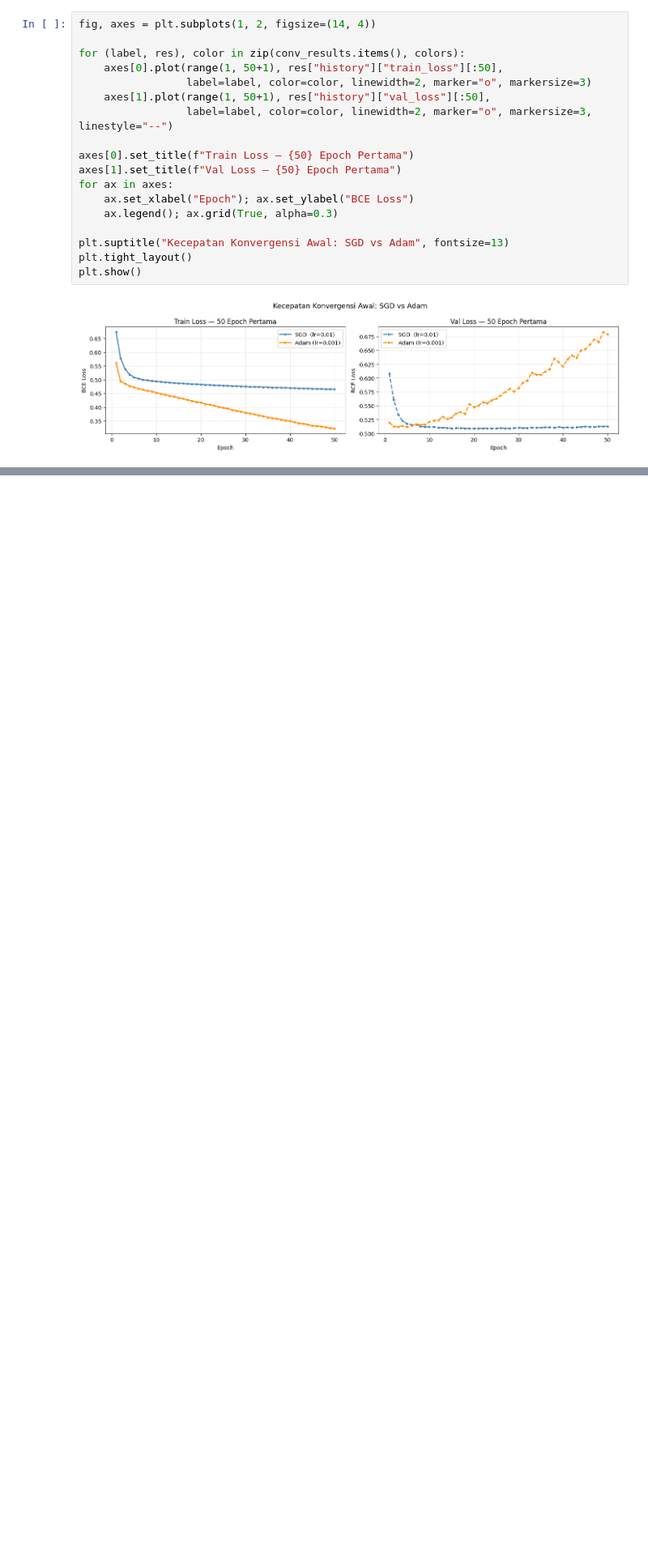
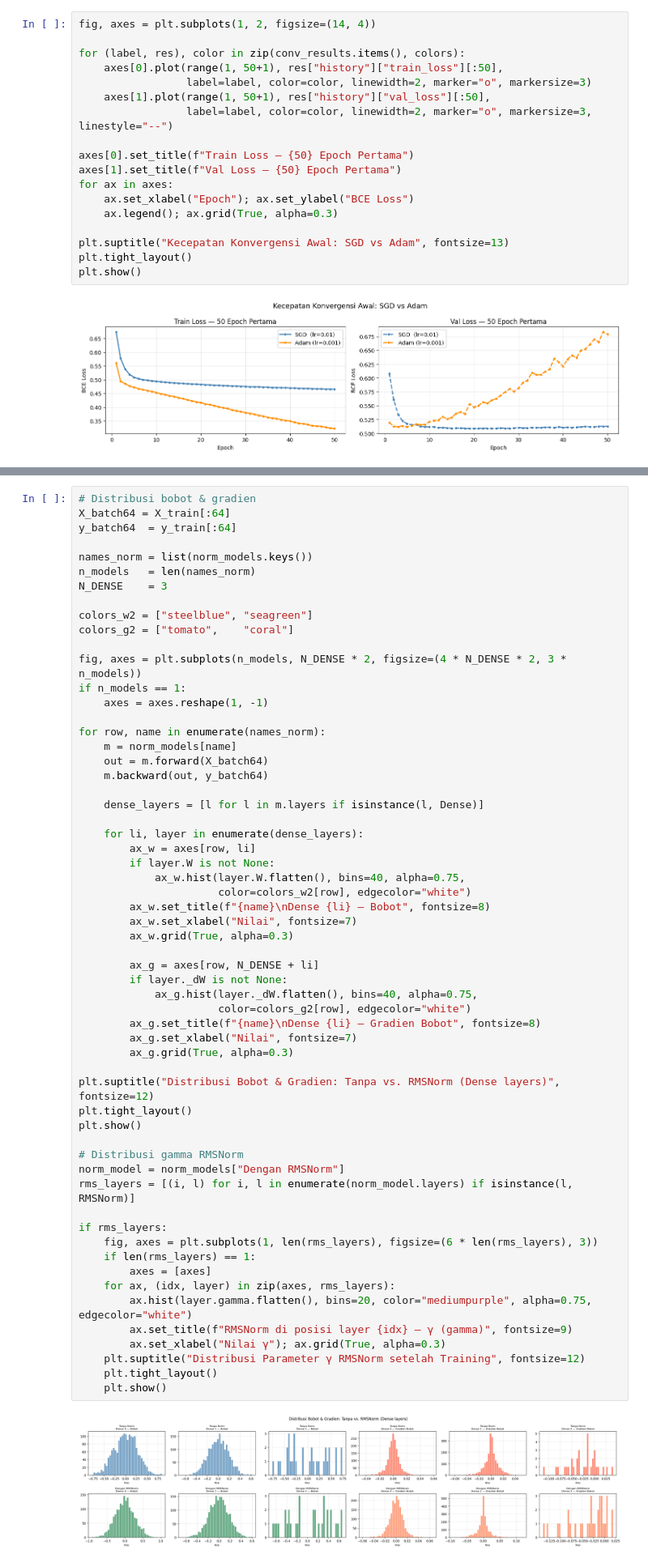
Before and after one commit to KennethhPoenadi/ML-Xianglongbao, a Jupyter notebook: src/main.ipynb, the cells around one changed output, grey strips where cells are left out. Shown at 81% size. Drawn from its saved outputs; the diff is of its cells as text; blank space fills up the shorter version.

```diff
--- a/src/main.ipynb
+++ b/src/main.ipynb
@@ -1023,0 +1133,61 @@ plt.show()
+# %%
+# Distribusi bobot & gradien
+X_batch64 = X_train[:64]
+y_batch64  = y_train[:64]
+
+names_norm = list(norm_models.keys())
+n_models   = len(names_norm)
+N_DENSE    = 3
+
+colors_w2 = ["steelblue", "seagreen"]
+colors_g2 = ["tomato",    "coral"]
+
+fig, axes = plt.subplots(n_models, N_DENSE * 2, figsize=(4 * N_DENSE * 2, 3 * n_models))
+if n_models == 1:
+    axes = axes.reshape(1, -1)
+
+for row, name in enumerate(names_norm):
+    m = norm_models[name]
+    out = m.forward(X_batch64)
+    m.backward(out, y_batch64)
+
+    dense_layers = [l for l in m.layers if isinstance(l, Dense)]
+
+    for li, layer in enumerate(dense_layers):
+        ax_w = axes[row, li]
+        if layer.W is not None:
+            ax_w.hist(layer.W.flatten(), bins=40, alpha=0.75,
+                      color=colors_w2[row], edgecolor="white")
+        ax_w.set_title(f"{name}\nDense {li} — Bobot", fontsize=8)
+        ax_w.set_xlabel("Nilai", fontsize=7)
+        ax_w.grid(True, alpha=0.3)
+
+        ax_g = axes[row, N_DENSE + li]
+        if layer._dW is not None:
+            ax_g.hist(layer._dW.flatten(), bins=40, alpha=0.75,
+                      color=colors_g2[row], edgecolor="white")
+        ax_g.set_title(f"{name}\nDense {li} — Gradien Bobot", fontsize=8)
+        ax_g.set_xlabel("Nilai", fontsize=7)
+        ax_g.grid(True, alpha=0.3)
+
+plt.suptitle("Distribusi Bobot & Gradien: Tanpa vs. RMSNorm (Dense layers)", fontsize=12)
+plt.tight_layout()
+plt.show()
+
+# Distribusi gamma RMSNorm
+norm_model = norm_models["Dengan RMSNorm"]
+rms_layers = [(i, l) for i, l in enumerate(norm_model.layers) if isinstance(l, RMSNorm)]
+
+if rms_layers:
+    fig, axes = plt.subplots(1, len(rms_layers), figsize=(6 * len(rms_layers), 3))
+    if len(rms_layers) == 1:
+        axes = [axes]
+    for ax, (idx, layer) in zip(axes, rms_layers):
+        ax.hist(layer.gamma.flatten(), bins=20, color="mediumpurple", alpha=0.75, edgecolor="white")
+        ax.set_title(f"RMSNorm di posisi layer {idx} — γ (gamma)", fontsize=9)
+        ax.set_xlabel("Nilai γ"); ax.grid(True, alpha=0.3)
+    plt.suptitle("Distribusi Parameter γ RMSNorm setelah Training", fontsize=12)
+    plt.tight_layout()
+    plt.show()
+# %% [output]
+[figure, added]
```
Also changed, not shown: parts of 5 cells of this notebook, 2 other files.
